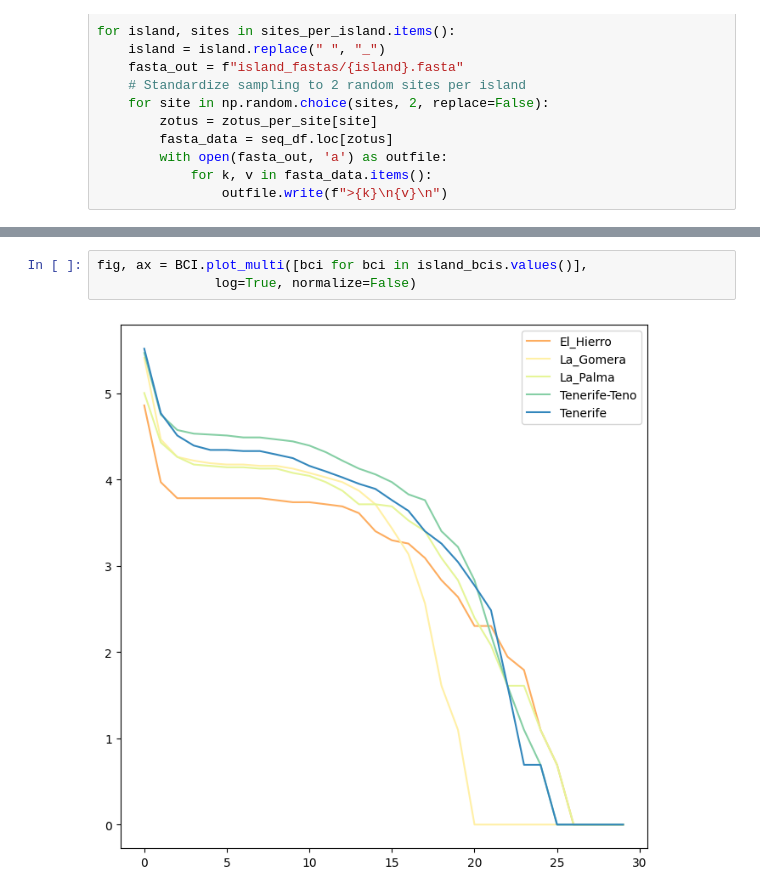
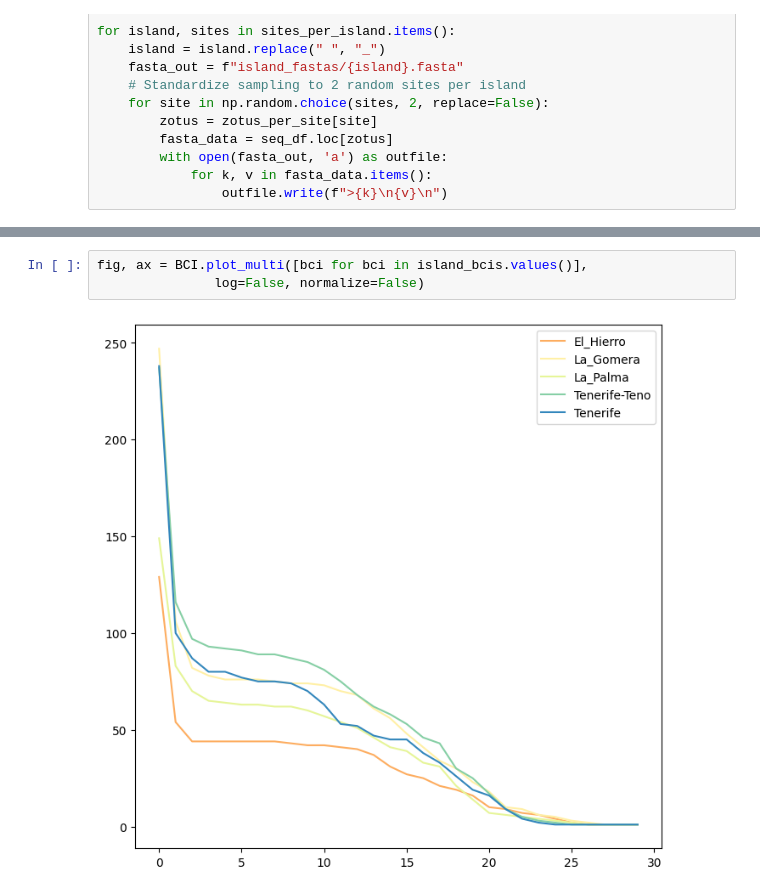
Before and after one commit to isaacovercast/IMEMEBA-BCI, a Jupyter notebook: empirical-examples/Salces-Castellano-2021-CanaryBeetles/Salces-Castellano-2021-CanaryBeetles.ipynb, the cells around one changed output, grey strips where cells are left out. Cells and saved outputs as stored; diff of their text form.

```diff
--- a/empirical-examples/Salces-Castellano-2021-CanaryBeetles/Salces-Castellano-2021-CanaryBeetles.ipynb
+++ b/empirical-examples/Salces-Castellano-2021-CanaryBeetles/Salces-Castellano-2021-CanaryBeetles.ipynb
@@ -286,8 +283,8 @@ Tenerife
 # %%
 fig, ax = BCI.plot_multi([bci for bci in island_bcis.values()],
-               log=True, normalize=False)
+               log=False, normalize=False)
 # %% [output]
-[figure, old version]
+[figure, new version]
 # %%
 fig, ax = BCI.plot_multi([bci for bci in island_bcis.values()],
                log=True, normalize=False, plot_pis=True)
```
Also changed, not shown: parts of 7 cells of this notebook, 4 other files.
